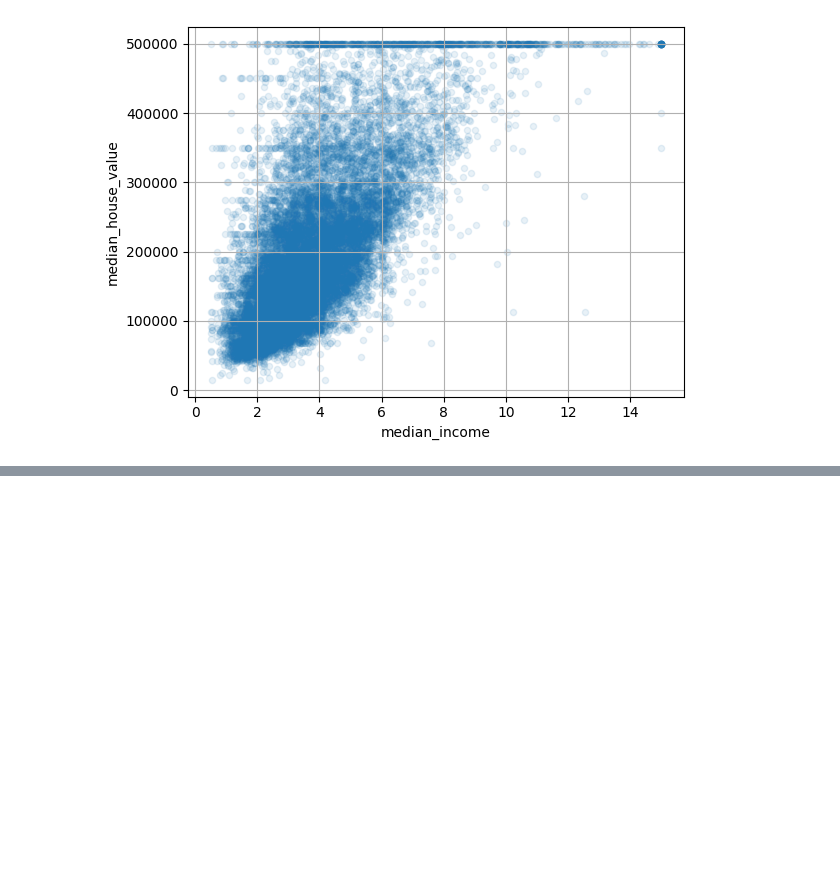
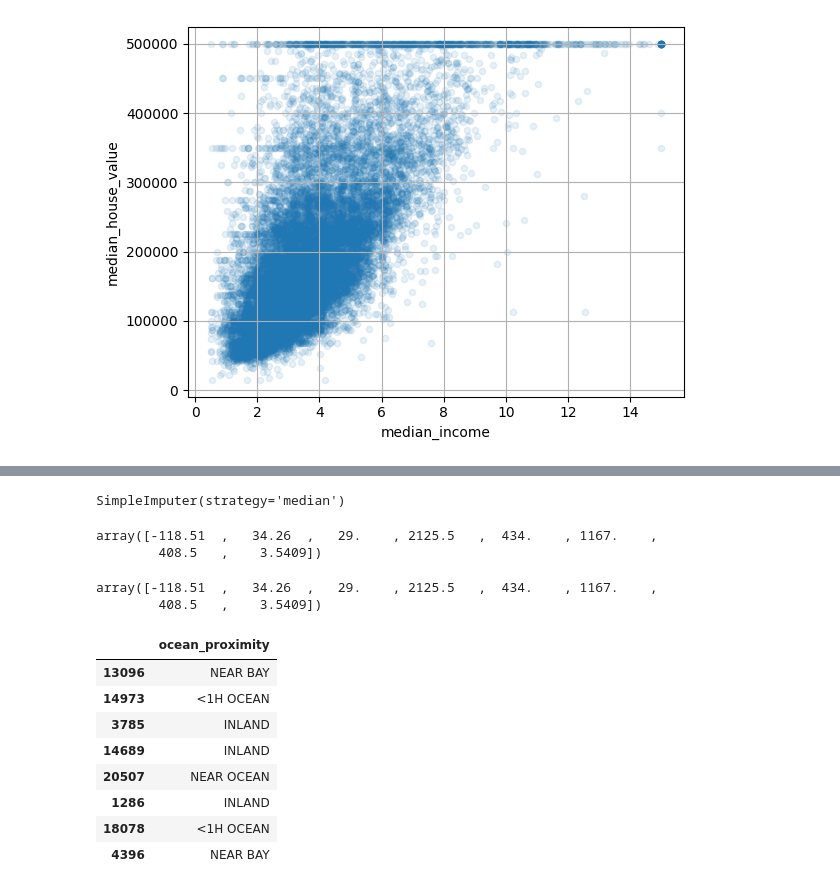
Before and after one commit to afif-af/python-code, a Jupyter notebook: handson-ml/Chapter 2.ipynb, the cells around one changed output, grey strips where cells are left out. Drawn from its saved outputs; the diff is of its cells as text; code cells hidden in the pictures; blank space fills up the shorter version.

```diff
--- a/handson-ml/Chapter 2.ipynb
+++ b/handson-ml/Chapter 2.ipynb
@@ -191,0 +213,8 @@ plt.show()
+# %%
+housing=strat_train_set.drop("median_house_value",axis=1)
+housing_labels=strat_train_set["median_house_value"].copy()
+# %%
+housing.dropna(subset=["total_bedrooms"],inplace=True)
+## housing.drop("total_bedrooms",axis=1)
+## median=housing["total_bedrooms"].median()
+## housing["total_bedrooms"].fillna(median,inplace=True)
@@ -191,0 +226,14 @@ plt.show()
+# %%
+imputer.fit(housing_num)
+# %% [output]
+SimpleImputer(strategy='median')
+# %%
+imputer.statistics_
+# %% [output]
+array([-118.51  ,   34.26  ,   29.    , 2125.5   ,  434.    , 1167.    ,
+        408.5   ,    3.5409])
+# %%
+housing_num.median().values
+# %% [output]
+array([-118.51  ,   34.26  ,   29.    , 2125.5   ,  434.    , 1167.    ,
+        408.5   ,    3.5409])
@@ -191,0 +245,13 @@ plt.show()
+# %%
+housing_cat=housing[["ocean_proximity"]]
+housing_cat.head(8)
+# %% [output]
+|  | ocean_proximity |
+| 13096 | NEAR BAY |
+| 14973 | <1H OCEAN |
+| 3785 | INLAND |
+| 14689 | INLAND |
+| 20507 | NEAR OCEAN |
+| 1286 | INLAND |
+| 18078 | <1H OCEAN |
+| 4396 | NEAR BAY |
```
Also changed, not shown: parts of 10 cells of this notebook.
